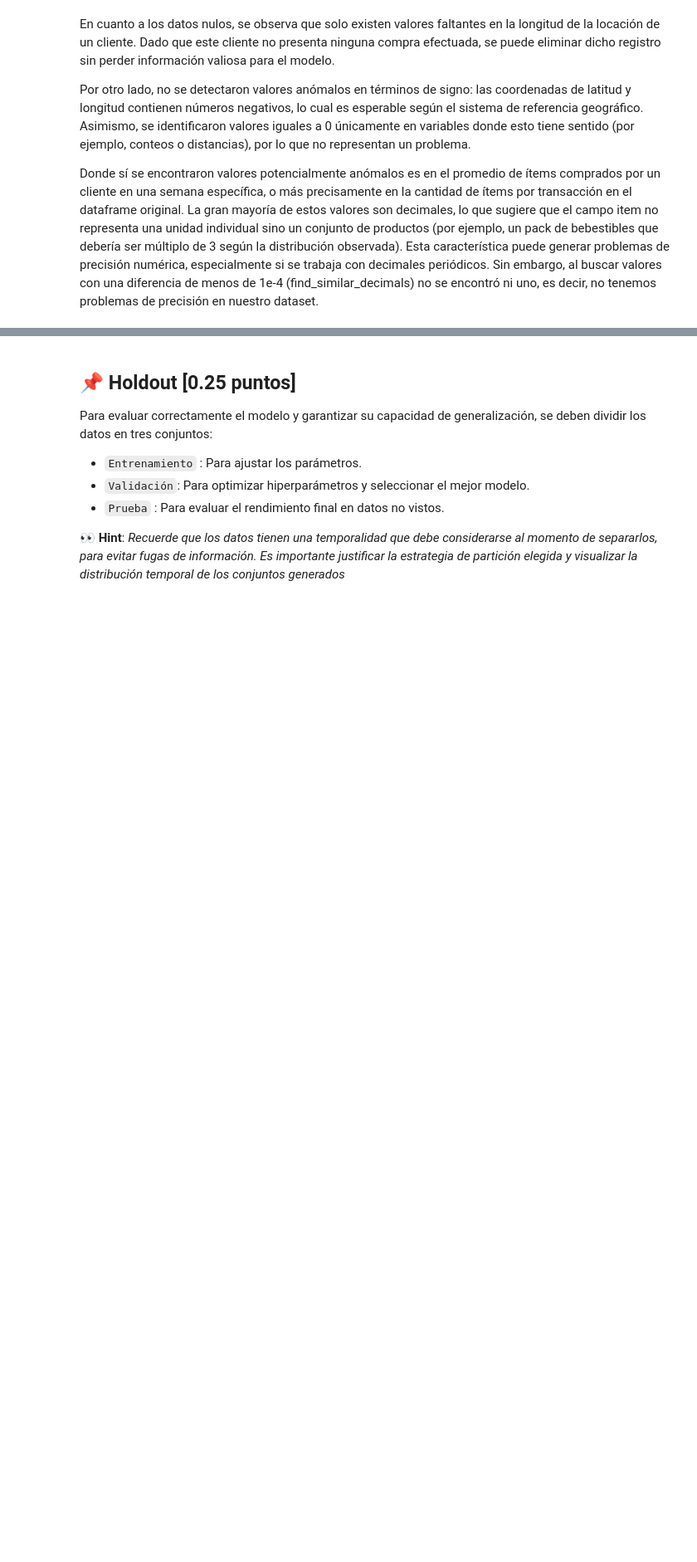
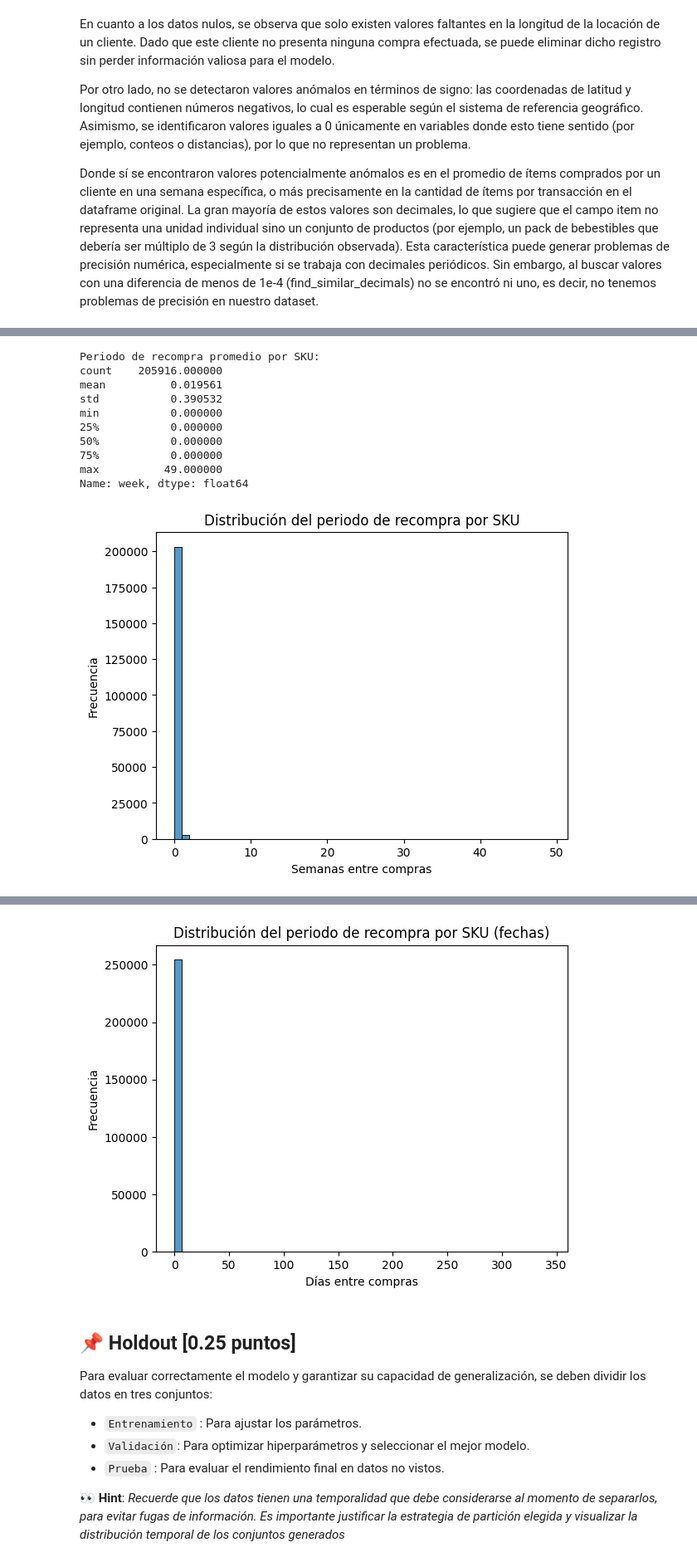
Before and after one commit to fco-marquez/MDS7202_Free_Riders, a Jupyter notebook: entrega1/enunciado_entrega1.ipynb, the cells around one changed output, grey strips where cells are left out. Shown: that part at 83% size. Cells and saved outputs as stored; diff of their text form; code cells hidden in the pictures; blank space fills up the shorter version.

```diff
--- a/entrega1/enunciado_entrega1.ipynb
+++ b/entrega1/enunciado_entrega1.ipynb
@@ -815,0 +779,34 @@ Name: recompra_dias, dtype: float64
+# %%
+# periodo de recompra promedio de cada SKU por semana
+df_filtered = df[df['bought'] == 1].sort_values(by=['product_id', 'week'])
+product_diffs = df_filtered.groupby('product_id', observed=True)['week'].diff().dropna()
+print("Periodo de recompra promedio por SKU:")
+print(product_diffs.describe())
+sns.histplot(product_diffs, bins=50)
+plt.title("Distribución del periodo de recompra por SKU")
+plt.xlabel("Semanas entre compras")
+plt.ylabel("Frecuencia")
+plt.show()
+
+# periodo de recompra promedio de cada SKU por fecha
+df_filtered_date = df_transactions.sort_values(by=['product_id', 'purchase_date'])
+product_diffs_date = df_filtered_date.groupby('product_id', observed=True)['purchase_date'].diff().dropna()
+print("Periodo de recompra promedio por SKU (fechas):")
+print(product_diffs_date.describe())
+sns.histplot(product_diffs_date.dt.days, bins=50)
+plt.title("Distribución del periodo de recompra por SKU (fechas)")
+plt.xlabel("Días entre compras")
+plt.ylabel("Frecuencia")
+plt.show()
+# %% [output]
+Periodo de recompra promedio por SKU:
+count    205916.000000
+mean          0.019561
+std           0.390532
+min           0.000000
+25%           0.000000
+50%           0.000000
+75%           0.000000
+max          49.000000
+Name: week, dtype: float64
+[figure, added]
@@ -816,3 +823,4 @@ Name: recompra_dias, dtype: float64
+[figure, added]
 # %% [markdown]
 ## 📌 Holdout [0.25 puntos]
 
```
Also changed, not shown: parts of 7 cells of this notebook.
